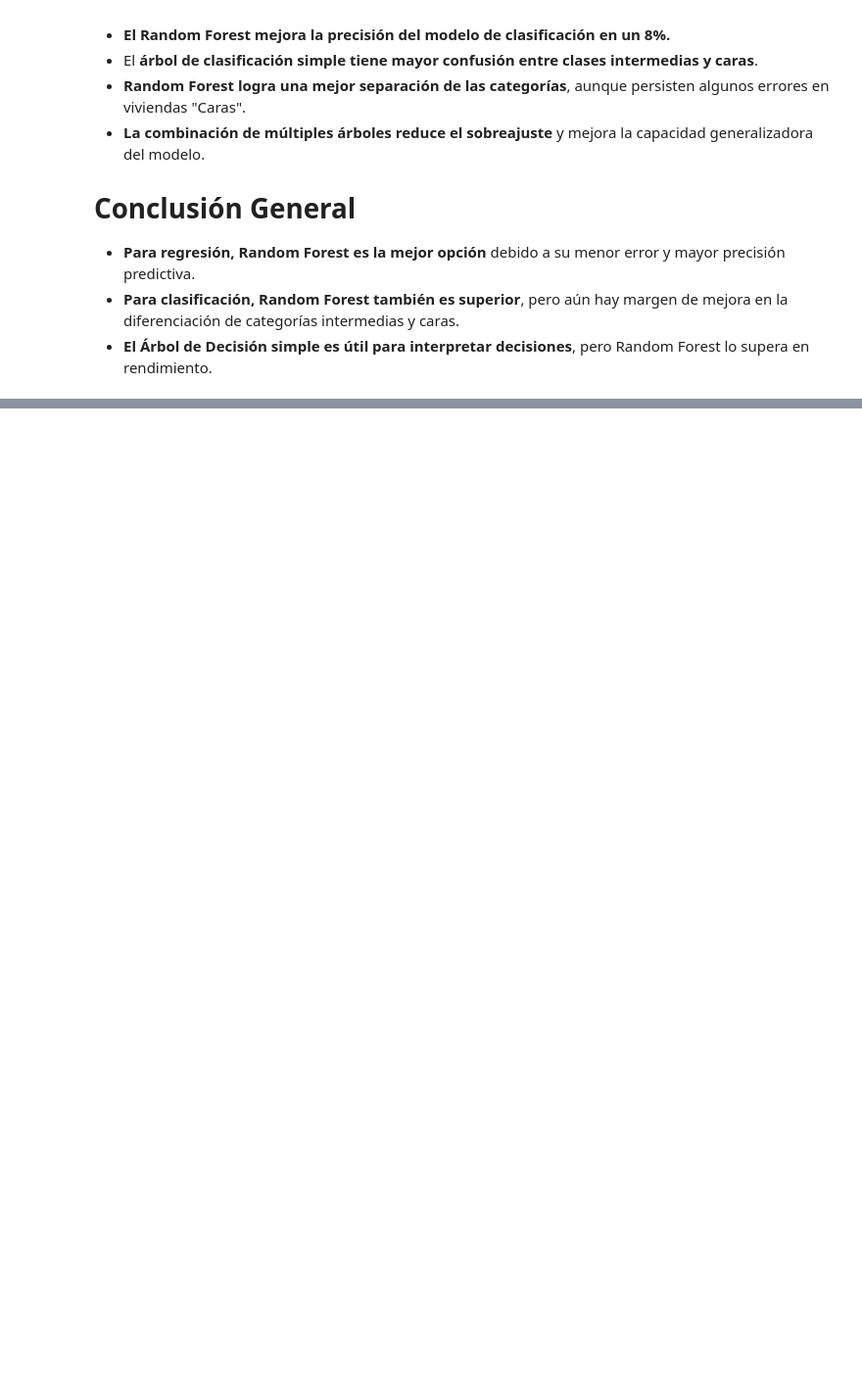
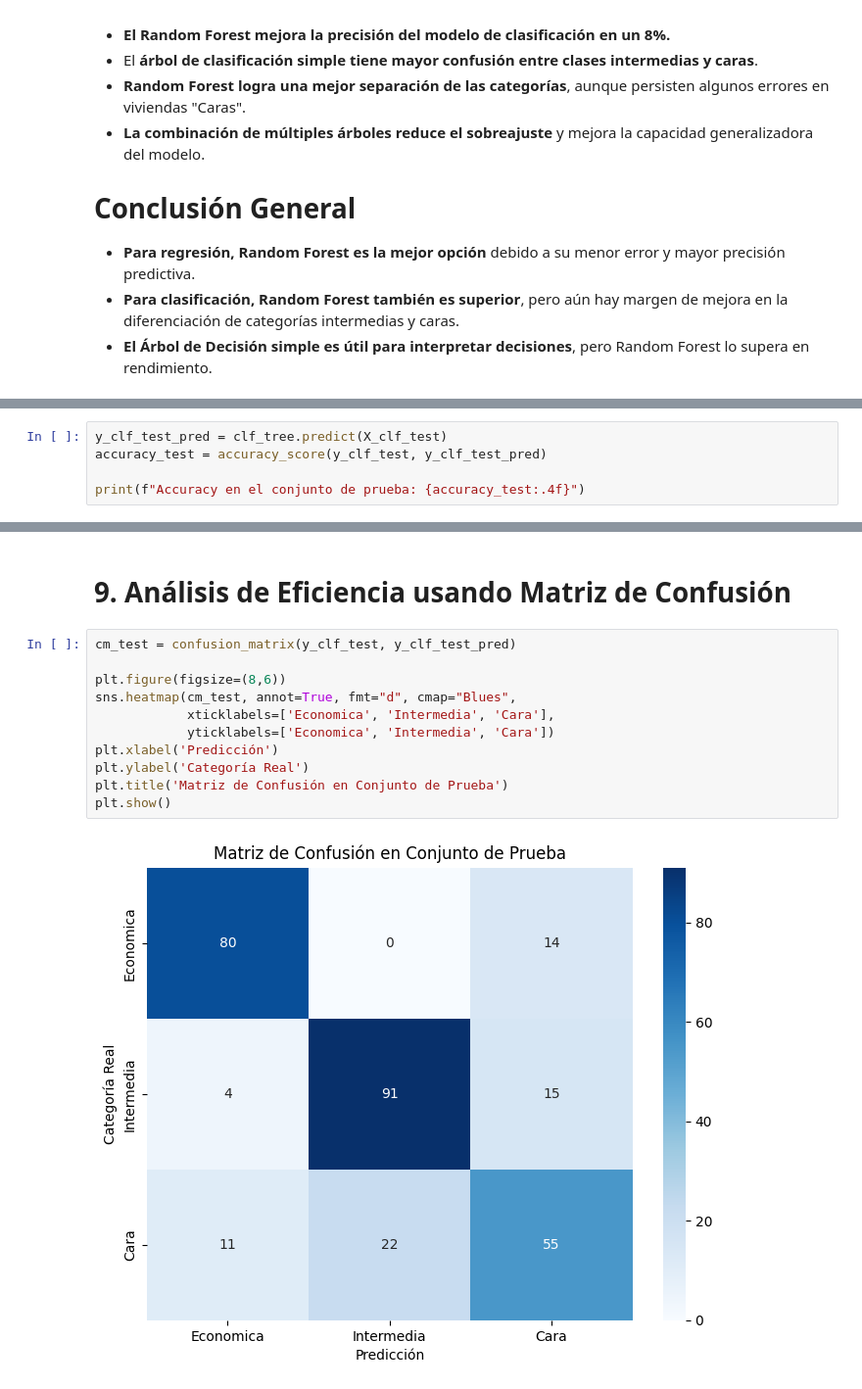
Before and after one commit to Gxrco/HT4-PRY2, a Jupyter notebook: decision_tree_analysis.ipynb, the cells around one changed output, grey strips where cells are left out. Shown at 98% size. Cells and saved outputs as stored; diff of their text form; blank space fills up the shorter version.

```diff
--- a/decision_tree_analysis.ipynb
+++ b/decision_tree_analysis.ipynb
@@ -338,0 +342,5 @@ display(classification_results)
+# %%
+y_clf_test_pred = clf_tree.predict(X_clf_test)
+accuracy_test = accuracy_score(y_clf_test, y_clf_test_pred)
+
+print(f"Accuracy en el conjunto de prueba: {accuracy_test:.4f}")
@@ -338,0 +353,15 @@ display(classification_results)
+# %% [markdown]
+# 9. Análisis de Eficiencia usando Matriz de Confusión
+# %%
+cm_test = confusion_matrix(y_clf_test, y_clf_test_pred)
+
+plt.figure(figsize=(8,6))
+sns.heatmap(cm_test, annot=True, fmt="d", cmap="Blues",
+            xticklabels=['Economica', 'Intermedia', 'Cara'],
+            yticklabels=['Economica', 'Intermedia', 'Cara'])
+plt.xlabel('Predicción')
+plt.ylabel('Categoría Real')
+plt.title('Matriz de Confusión en Conjunto de Prueba')
+plt.show()
+# %% [output]
+[figure, added]
```
Also changed, not shown: parts of 19 cells of this notebook, 1 other file.
